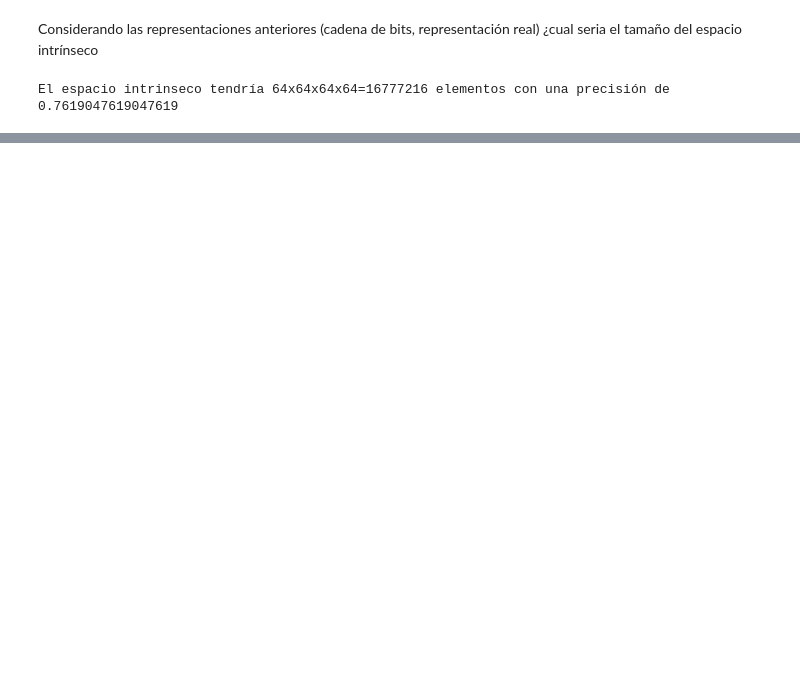
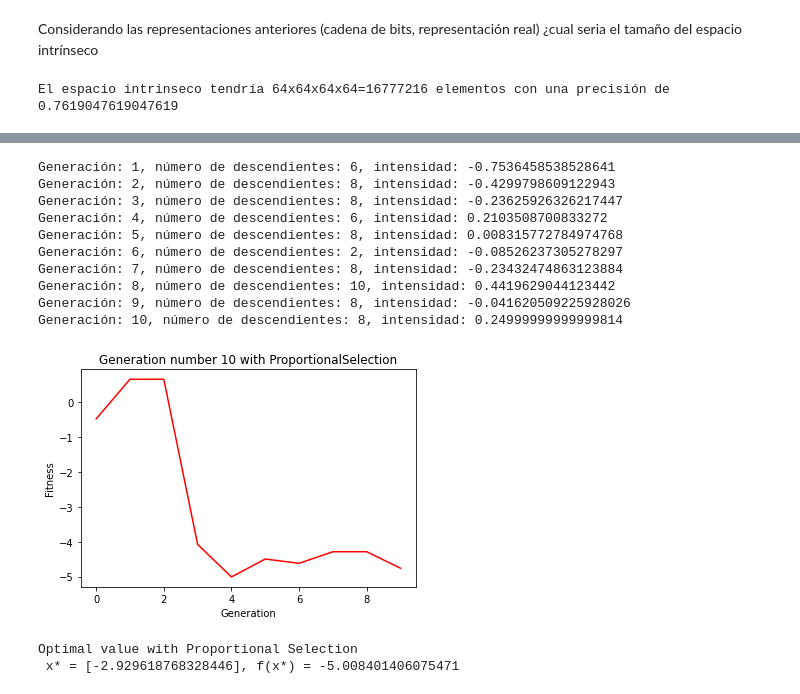
Before and after one commit to jbardalesr/evolutionary-computing, a Jupyter notebook: laboratory/pd3_selection.ipynb, the cells around one changed output, grey strips where cells are left out. Saved outputs shown, nothing was run; the diff lists cells and outputs as text; code cells hidden in the pictures; blank space fills up the shorter version.

```diff
--- a/laboratory/pd3_selection.ipynb
+++ b/laboratory/pd3_selection.ipynb
@@ -541,0 +405,8 @@ Optimal value
+# %%
+class UniformSelection(Selection):
+    def __init__(self, num_individuals: int):
+        super().__init__(num_individuals)
+
+    def get_individuals(self, population: list[Individual], fitness: list[float] = None):
+        # por defecto el metodo choice implementa una distribucion uniforme
+        return random.choices(population, k=self.num_individuals)
@@ -541,0 +583,26 @@ Optimal value
+# %%
+# PIPELINE GA PROPORTIONAL SELECTION
+best = genenetic_algorithm(max_generation=MAX_GENERATION,
+                           fitness=f1,
+                           population=initial_population,
+                           selection=ProportionalSelection(num_individuals=SELECTED_SIZE, delta=10),
+                           crossover=Crossover(probability=CROSSOVER_PROBABILITY),
+                           mutation=Mutation(probability=MUTATION_PROBABILITY))
+# %% [output]
+Generación: 1, número de descendientes: 6, intensidad: -0.7536458538528641
+Generación: 2, número de descendientes: 8, intensidad: -0.4299798609122943
+Generación: 3, número de descendientes: 8, intensidad: -0.23625926326217447
+Generación: 4, número de descendientes: 6, intensidad: 0.2103508700833272
+Generación: 5, número de descendientes: 8, intensidad: 0.008315772784974768
+Generación: 6, número de descendientes: 2, intensidad: -0.08526237305278297
+Generación: 7, número de descendientes: 8, intensidad: -0.23432474863123884
+Generación: 8, número de descendientes: 10, intensidad: 0.4419629044123442
+Generación: 9, número de descendientes: 8, intensidad: -0.041620509225928026
+Generación: 10, número de descendientes: 8, intensidad: 0.24999999999999814
+[figure, added]
+# %%
+solution = min(best, key=lambda x: f1(x.phenotype))
+print(f"Optimal value with Proportional Selection\n x* = {solution.phenotype}, f(x*) = {f1(solution.phenotype)}")
+# %% [output]
+Optimal value with Proportional Selection
+ x* = [-2.929618768328446], f(x*) = -5.008401406075471
```
Also changed, not shown: parts of 90 cells of this notebook.
